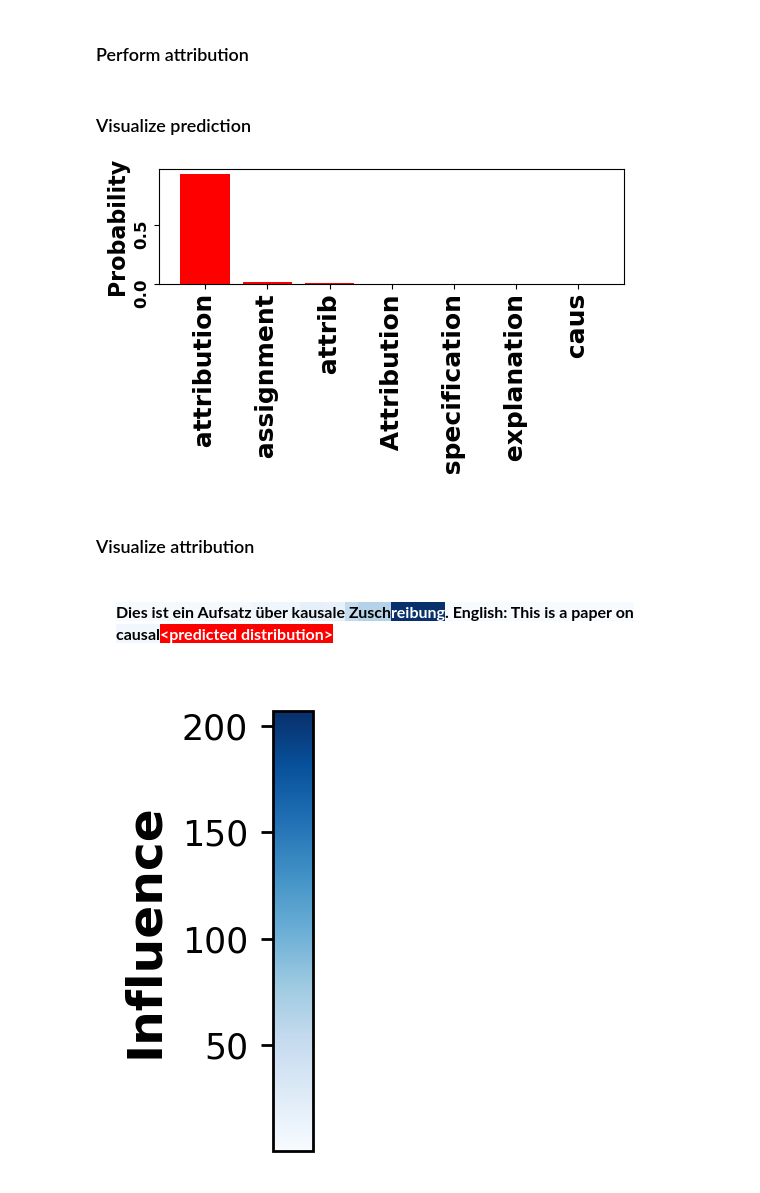
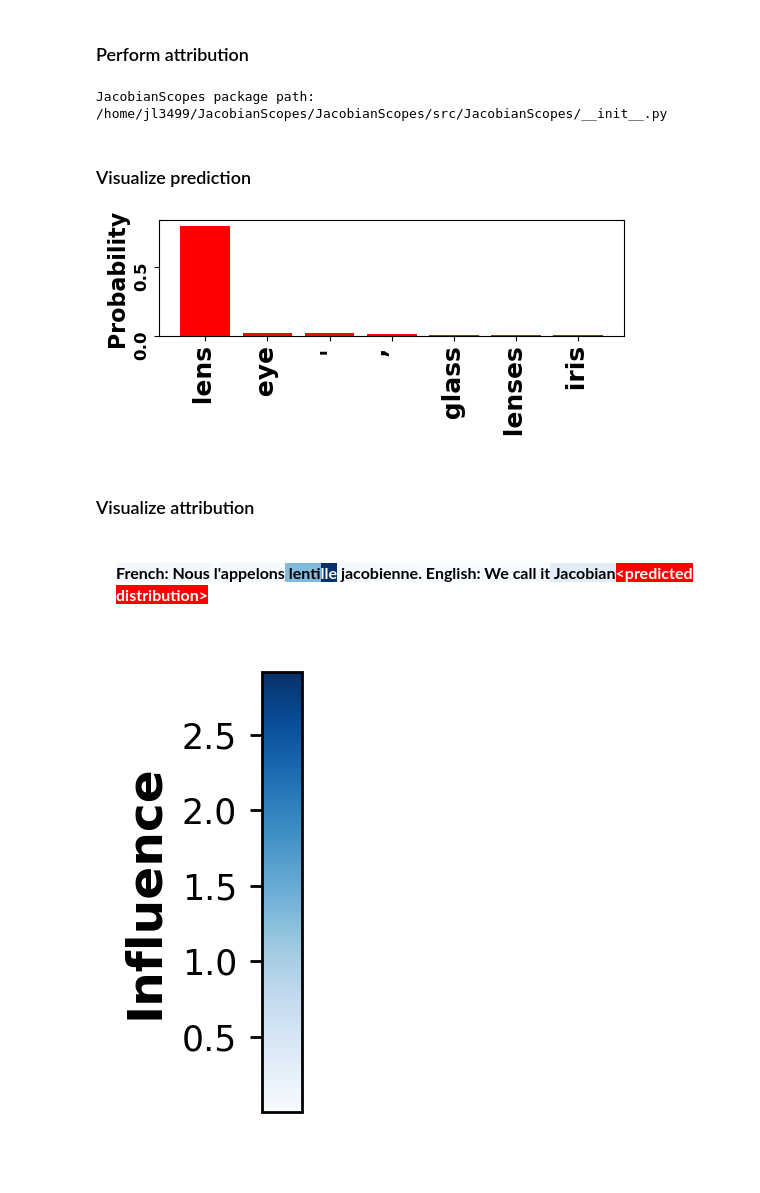
Before and after one commit to AntonioLiu97/JacobianScopes, a Jupyter notebook: Jacobian_Scopes_natural_language.ipynb, the cells around one changed output. Drawn from its saved outputs; the diff is of its cells as text; code cells hidden in the pictures; blank space fills up the shorter version.

Commit message:
add support for gemma

```diff
--- a/Jacobian_Scopes_natural_language.ipynb
+++ b/Jacobian_Scopes_natural_language.ipynb
@@ -14,7 +16,9 @@ from transformers import AutoModelForCausalLM, AutoTokenizer
 # model_name = "meta-llama/Llama-3.2-1B"
 # model_name = "meta-llama/Llama-3.2-3B"
 # model_name = "Qwen/Qwen2.5-3B"
-model_name = "Qwen/Qwen2.5-1.5B"
+# model_name = "Qwen/Qwen2.5-1.5B"
+model_name = "google/gemma-3-1b-pt"
+# model_name = "google/gemma-3-4b-pt"
 
 tokenizer = AutoTokenizer.from_pretrained(model_name)
 if device == "cpu":
@@ -33,35 +35,40 @@ mode = 'Fisher'
 # %% [markdown]
 ### Set attribution prompt
 # %%
-string = "Italian: Buon pomeriggio, i miei colleghi ricercatori. English: Good afternoon, my fellow researchers"
-string = "German: Dies ist ein Aufsatz über kausale Zuschreibung. English: This is a paper on causal attribution"
-# string = "French: Nous l'appelons lentille jacobienne. English: We call it Jacobian Scope"
+# string = "Italian: Buon pomeriggio, i miei colleghi ricercatori. English: Good afternoon, my fellow researchers"
+# string = "German: Dies ist ein Aufsatz über kausale Zuschreibung. English: This is a paper on causal attribution"
+string = "French: Nous l'appelons lentille jacobienne. English: We call it Jacobian Scope"
+# string = "Ari braced herself. I need you to take me to Azazil.\n\nGlass gave her a sharp, curious look but unlike Red, he didn't question her. All right. Now?\n\nPlease.\n\nVery well. He looked back at Trey and touched his cheek tenderly. Whatever passed between them caused Trey to glower and he turned to Ari"
 # %% [markdown]
 ### Perform attribution
+# %%
+import JacobianScopes
+print(f"JacobianScopes package path: {JacobianScopes.__file__}")
+# %% [output]
+JacobianScopes package path: /home/jl3499/JacobianScopes/JacobianScopes/src/JacobianScopes/__init__.py
 # %%
-import JacobianScopes
 scores, logits, decoded_tokens, grad_idx, loss_position = JacobianScopes.run_scope(model,
                                                                                    tokenizer,
                                                                                    string,
                                                                                    mode,
-                                                                                   front_pad=2,
+                                                                                   front_pad=1,
                                                                                    loss_position=-2,
                                                                                    device=device)
 # %% [markdown]
 ### Visualize prediction
 # %%
 
-logit_vector = logits[loss_position].detach()
+logit_vector = logits[-2].detach()
 # Compute softmax probabilities
 probs = torch.softmax(logit_vector, dim=-1)
 JacobianScopes.natural_language_pred_plotter(probs, tokenizer, k = 7)
 # %% [output]
-[figure, old version]
+[figure, new version]
 # %% [markdown]
 ### Visualize attribution
 # %%
 
 JacobianScopes.natural_language_attribution_plotter(decoded_tokens, grad_idx, scores, mode, loss_position, style = 'B' )
 # %% [output]
-Dies ist ein Aufsatz über kausale Zuschreibung. English: This is a paper on causal<predicted distribution>
+French: Nous l'appelons lentille jacobienne. English: We call it Jacobian<predicted distribution>
-[figure, old version]
+[figure, new version]
```
Also changed, not shown: parts of 2 cells of this notebook, 8 other files.
